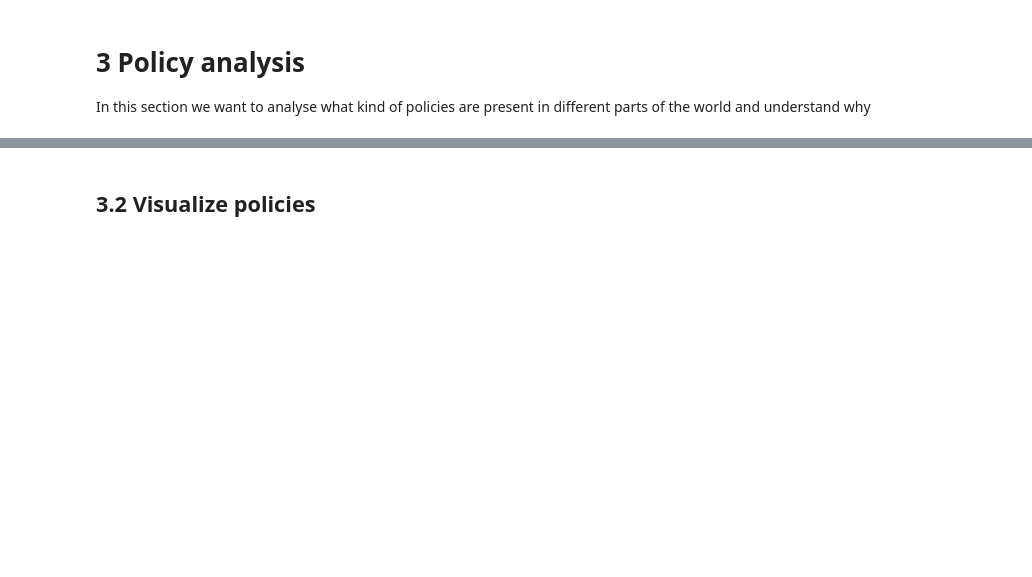
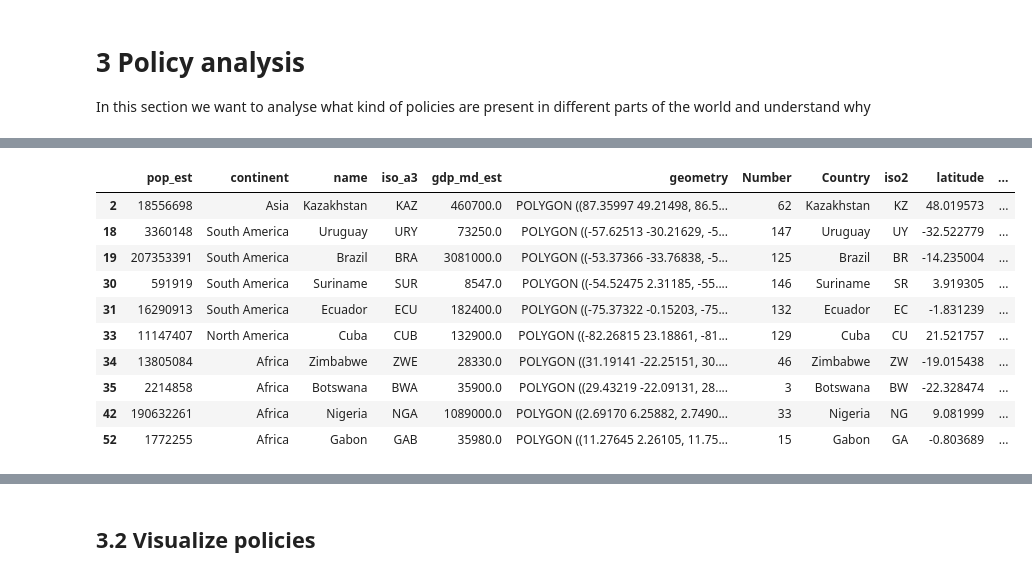
Before and after one commit to TomasTurner/Notorious_ADA_Projet_2019, a Jupyter notebook: src/Final_notebook.ipynb, the cells around one changed output, grey strips where cells are left out. Saved outputs shown, nothing was run; the diff lists cells and outputs as text; code cells hidden in the pictures; blank space fills up the shorter version.

```diff
--- a/src/Final_notebook.ipynb
+++ b/src/Final_notebook.ipynb
@@ -494,0 +778,17 @@ cdata.head()
+# %%
+# Get those colums experienced drop larger than 0.5 liter per capita
+# and increase larger than 0.5 liter per capita
+world_loc = world.loc[(world['change']>0.5)|(world['change']<-0.5)]
+world_loc.head(10)
+# %% [output]
+|  | pop_est | continent | name | iso_a3 | gdp_md_est | geometry | Number | Country | iso2 | latitude | ... |
+| 2 | 18556698 | Asia | Kazakhstan | KAZ | 460700.0 | POLYGON ((87.35997 49.21498, 86.5... | 62 | Kazakhstan | KZ | 48.019573 | ... |
+| 18 | 3360148 | South America | Uruguay | URY | 73250.0 | POLYGON ((-57.62513 -30.21629, -5... | 147 | Uruguay | UY | -32.522779 | ... |
+| 19 | 207353391 | South America | Brazil | BRA | 3081000.0 | POLYGON ((-53.37366 -33.76838, -5... | 125 | Brazil | BR | -14.235004 | ... |
+| 30 | 591919 | South America | Suriname | SUR | 8547.0 | POLYGON ((-54.52475 2.31185, -55.... | 146 | Suriname | SR | 3.919305 | ... |
+| 31 | 16290913 | South America | Ecuador | ECU | 182400.0 | POLYGON ((-75.37322 -0.15203, -75... | 132 | Ecuador | EC | -1.831239 | ... |
+| 33 | 11147407 | North America | Cuba | CUB | 132900.0 | POLYGON ((-82.26815 23.18861, -81... | 129 | Cuba | CU | 21.521757 | ... |
+| 34 | 13805084 | Africa | Zimbabwe | ZWE | 28330.0 | POLYGON ((31.19141 -22.25151, 30.... | 46 | Zimbabwe | ZW | -19.015438 | ... |
+| 35 | 2214858 | Africa | Botswana | BWA | 35900.0 | POLYGON ((29.43219 -22.09131, 28.... | 3 | Botswana | BW | -22.328474 | ... |
+| 42 | 190632261 | Africa | Nigeria | NGA | 1089000.0 | POLYGON ((2.69170 6.25882, 2.7490... | 33 | Nigeria | NG | 9.081999 | ... |
+| 52 | 1772255 | Africa | Gabon | GAB | 35980.0 | POLYGON ((11.27645 2.26105, 11.75... | 15 | Gabon | GA | -0.803689 | ... |
```
Also changed, not shown: parts of 135 cells of this notebook, 8 other files.
